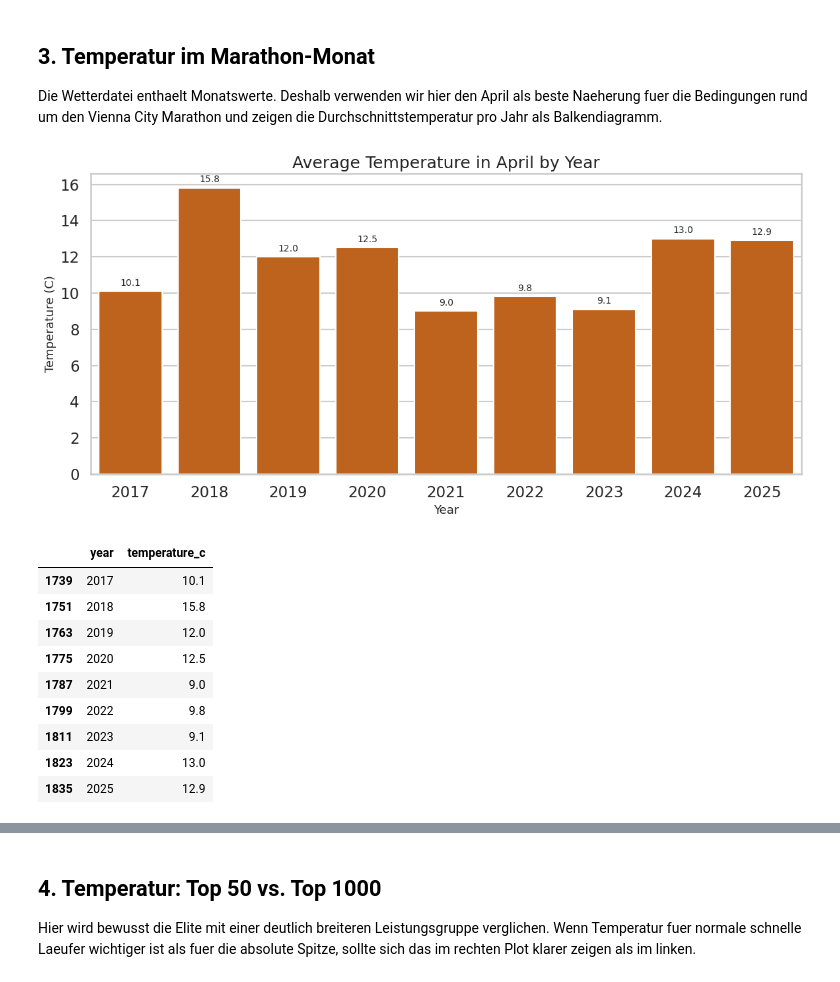
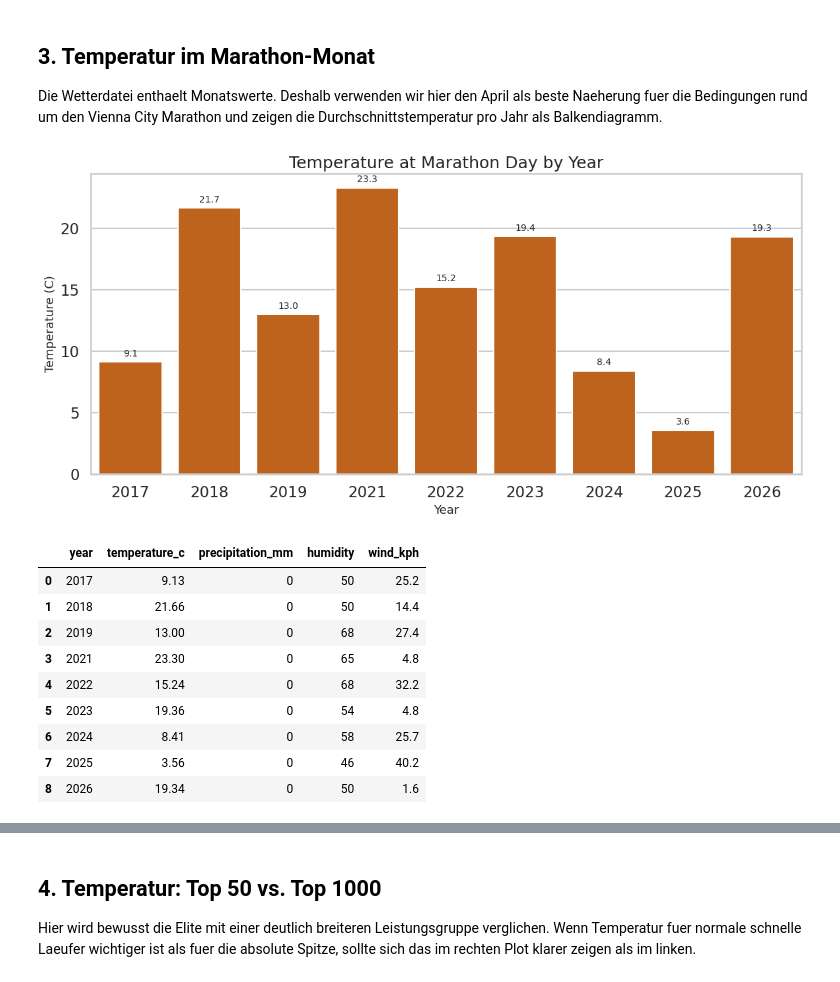
Before and after one commit to 4y1n/Bigdata_eng, a Jupyter notebook: visualizations_for_presentation.ipynb, the cells around one changed output, grey strips where cells are left out. Cells and saved outputs as stored; diff of their text form; code cells hidden in the pictures.

```diff
--- a/visualizations_for_presentation.ipynb
+++ b/visualizations_for_presentation.ipynb
@@ -28,15 +29,12 @@ marathon_df["run_duration"] = pd.to_timedelta(marathon_df["run_time"], errors="c
 marathon_df["run_hours"] = marathon_df["run_duration"].dt.total_seconds() / 3600
 marathon_df = marathon_df.dropna(subset=["year", "run_hours"]).copy()
 
-weather_df = pd.read_csv(
-    WEATHER_PATH,
-    sep=";",
-    decimal=",",
-    skiprows=1,
-)
-weather_df["REF_YEAR"] = pd.to_numeric(weather_df["REF_YEAR"], errors="coerce")
-weather_df["T"] = pd.to_numeric(weather_df["T"], errors="coerce")
-weather_df["PRECP_SUM"] = pd.to_numeric(weather_df["PRECP_SUM"], errors="coerce")
+weather_df = pd.read_csv(DATA_DIR / "weather.csv")
+weather_df["year"] = pd.to_numeric(weather_df["year"], errors="coerce")
+weather_df["temp_c"] = pd.to_numeric(weather_df["temp_c"], errors="coerce")
+weather_df["humidity"] = pd.to_numeric(weather_df["humidity"], errors="coerce")
+weather_df["wind_kph"] = pd.to_numeric(weather_df["wind_kph"], errors="coerce")
+weather_df["rain_mm"] = pd.to_numeric(weather_df["rain_mm"], errors="coerce")
 
 air_quality_df = pd.read_csv(AIR_QUALITY_PATH)
 air_quality_df["Year"] = pd.to_numeric(air_quality_df["Year"], errors="coerce")
@@ -147,53 +623,49 @@ top_n_average_df
 
 Die Wetterdatei enthaelt Monatswerte. Deshalb verwenden wir hier den April als beste Naeherung fuer die Bedingungen rund um den Vienna City Marathon und zeigen die Durchschnittstemperatur pro Jahr als Balkendiagramm.
 # %%
-weather_recent_df = weather_df[weather_df["REF_YEAR"] >= 2017].copy()
-weather_recent_df["REF_DATE"] = weather_recent_df["REF_DATE"].astype(str)
-weather_april_df = weather_recent_df[weather_recent_df["REF_DATE"].str.endswith("04")].copy()
-
-marathon_month_temperature_df = (
-    weather_april_df[["REF_YEAR", "T"]]
-    .dropna()
-    .rename(columns={"REF_YEAR": "year", "T": "temperature_c"})
+marathon_weather_df = (
+    weather_df[["year", "temp_c", "rain_mm", "humidity", "wind_kph"]]
+    .rename(columns={"year": "year", "temp_c": "temperature_c", "rain_mm": "precipitation_mm"})
+    .dropna(subset=["year", "temperature_c"])
     .sort_values("year")
 )
 
 plt.figure(figsize=(12, 6))
 ax = sns.barplot(
-    data=marathon_month_temperature_df,
+    data=marathon_weather_df,
     x="year",
     y="temperature_c",
     color="#d95f02",
 )
 
-ax.set_title("Average Temperature in April by Year")
+ax.set_title("Temperature at Marathon Day by Year")
 ax.set_xlabel("Year")
 ax.set_ylabel("Temperature (C)")
 
-for patch, value in zip(ax.patches, marathon_month_temperature_df["temperature_c"]):
+for patch, value in zip(ax.patches, marathon_weather_df["temperature_c"]):
     ax.annotate(
         f"{value:.1f}",
         (patch.get_x() + patch.get_width() / 2, patch.get_height()),
         ha="center",
         va="bottom",
         fontsize=10,
         xytext=(0, 4),
         textcoords="offset points",
     )
 
 plt.tight_layout()
 plt.show()
 
-marathon_month_temperature_df
+marathon_weather_df
 # %% [output]
-[figure, old version]
+[figure, new version]
-|  | year | temperature_c |
-| 1739 | 2017 | 10.1 |
-| 1751 | 2018 | 15.8 |
-| 1763 | 2019 | 12.0 |
-| 1775 | 2020 | 12.5 |
-| 1787 | 2021 | 9.0 |
-| 1799 | 2022 | 9.8 |
-| 1811 | 2023 | 9.1 |
-| 1823 | 2024 | 13.0 |
-| 1835 | 2025 | 12.9 |
+|  | year | temperature_c | precipitation_mm | humidity | wind_kph |
+| 0 | 2017 | 9.13 | 0 | 50 | 25.2 |
+| 1 | 2018 | 21.66 | 0 | 50 | 14.4 |
+| 2 | 2019 | 13.00 | 0 | 68 | 27.4 |
+| 3 | 2021 | 23.30 | 0 | 65 | 4.8 |
+| 4 | 2022 | 15.24 | 0 | 68 | 32.2 |
+| 5 | 2023 | 19.36 | 0 | 54 | 4.8 |
+| 6 | 2024 | 8.41 | 0 | 58 | 25.7 |
+| 7 | 2025 | 3.56 | 0 | 46 | 40.2 |
+| 8 | 2026 | 19.34 | 0 | 50 | 1.6 |
```
Also changed, not shown: parts of 22 cells of this notebook, 1 other file.
